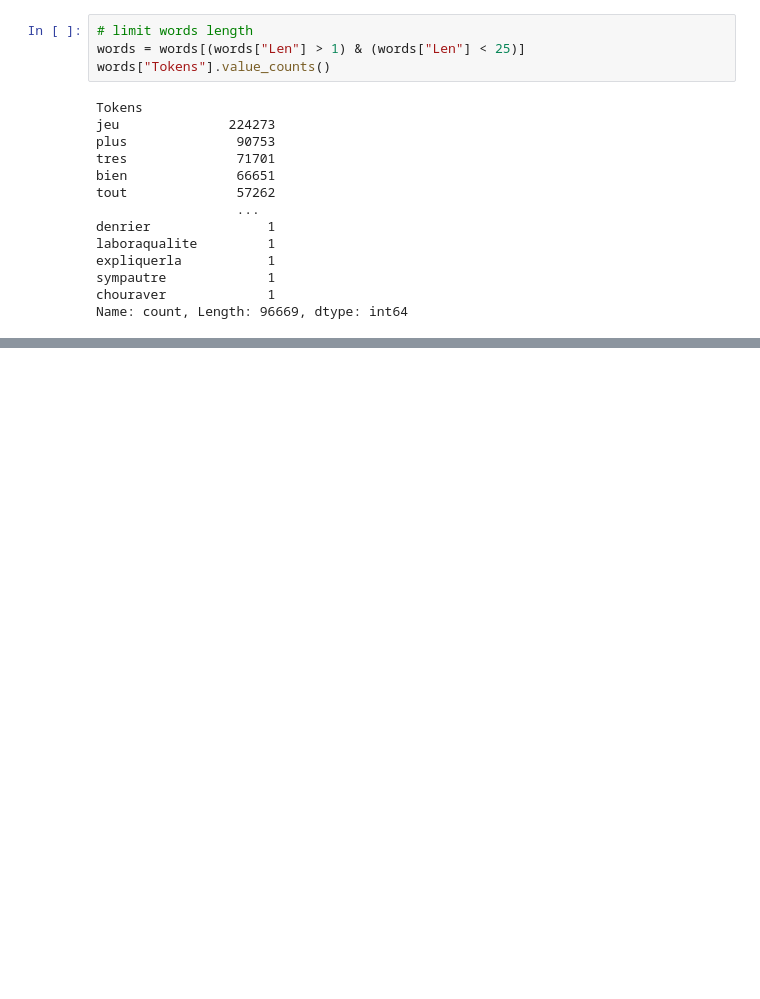
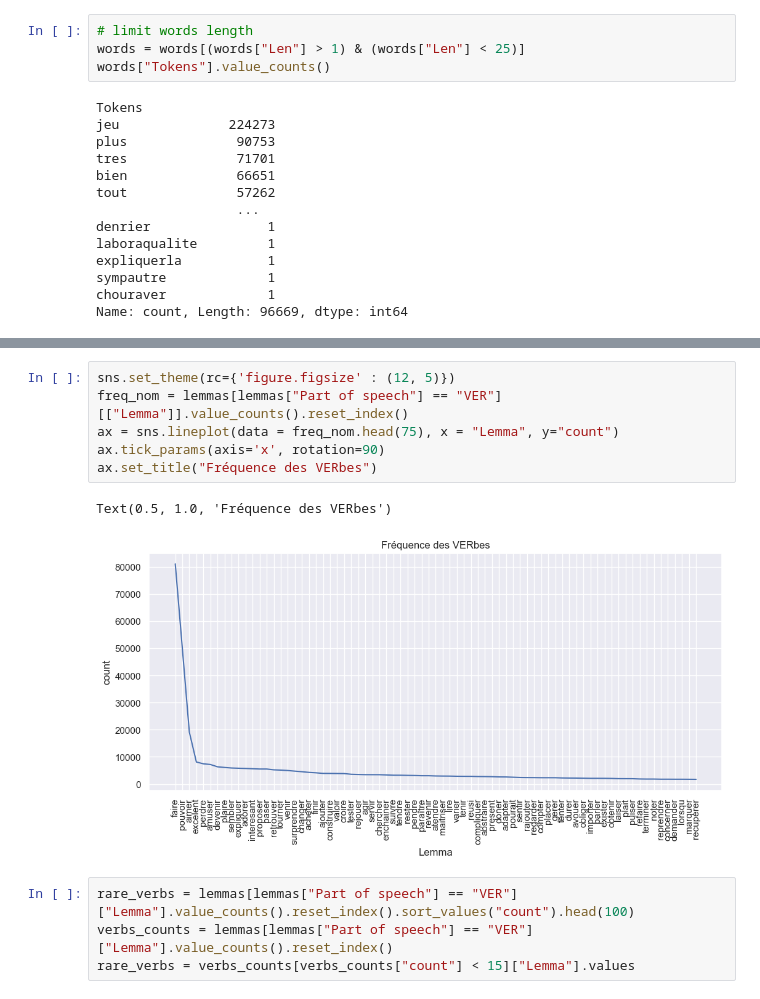
Before and after one commit to Franciline/Recommendation_system, a Jupyter notebook: corpus_build.ipynb, the cells around one changed output, grey strips where cells are left out. Cells and saved outputs as stored; diff of their text form; blank space fills up the shorter version.

```diff
--- a/corpus_build.ipynb
+++ b/corpus_build.ipynb
@@ -481,0 +417,13 @@ tfidf_matrix = vect.fit_transform(comments_stemmed["Comment stemmed"])
+# %%
+sns.set_theme(rc={'figure.figsize' : (12, 5)})
+freq_nom = lemmas[lemmas["Part of speech"] == "VER"][["Lemma"]].value_counts().reset_index()
+ax = sns.lineplot(data = freq_nom.head(75), x = "Lemma", y="count")
+ax.tick_params(axis='x', rotation=90)
+ax.set_title("Fréquence des VERbes")
+# %% [output]
+Text(0.5, 1.0, 'Fréquence des VERbes')
+[figure, added]
+# %%
+rare_verbs = lemmas[lemmas["Part of speech"] == "VER"]["Lemma"].value_counts().reset_index().sort_values("count").head(100)
+verbs_counts = lemmas[lemmas["Part of speech"] == "VER"]["Lemma"].value_counts().reset_index()
+rare_verbs = verbs_counts[verbs_counts["count"] < 15]["Lemma"].values
```
Also changed, not shown: parts of 87 cells of this notebook.
